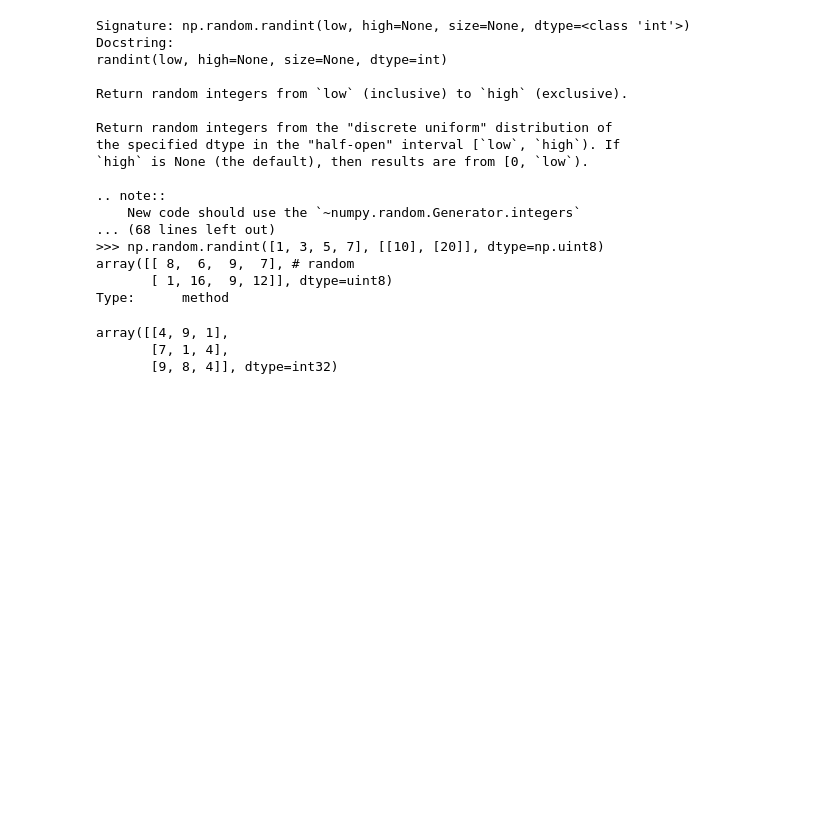
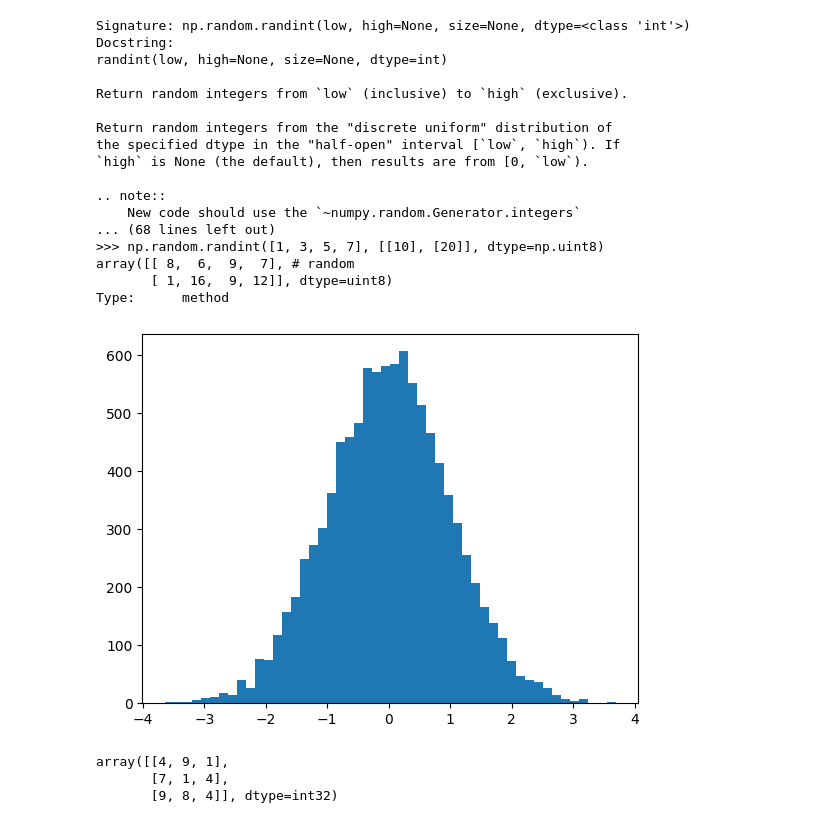
Before and after one commit to JLGOrtega/repo-clase-dsvlcsep24, a Jupyter notebook: 2-Data_Analysis/1-Numpy/teoria/1_Numpy.ipynb, the cells around one changed output. Saved outputs shown, nothing was run; the diff lists cells and outputs as text; code cells hidden in the pictures; blank space fills up the shorter version.

```diff
--- a/2-Data_Analysis/1-Numpy/teoria/1_Numpy.ipynb
+++ b/2-Data_Analysis/1-Numpy/teoria/1_Numpy.ipynb
@@ -439,3 +441,7 @@ Type:      method
+# %%
+plt.hist(np.random.randn(10000), bins=50);
+# %% [output]
+[figure, added]
 # %%
 ancho = 3
 np.random.randint(low = 1,high= 10, size=(ancho, ancho))
```
Also changed, not shown: parts of 35 cells of this notebook.
